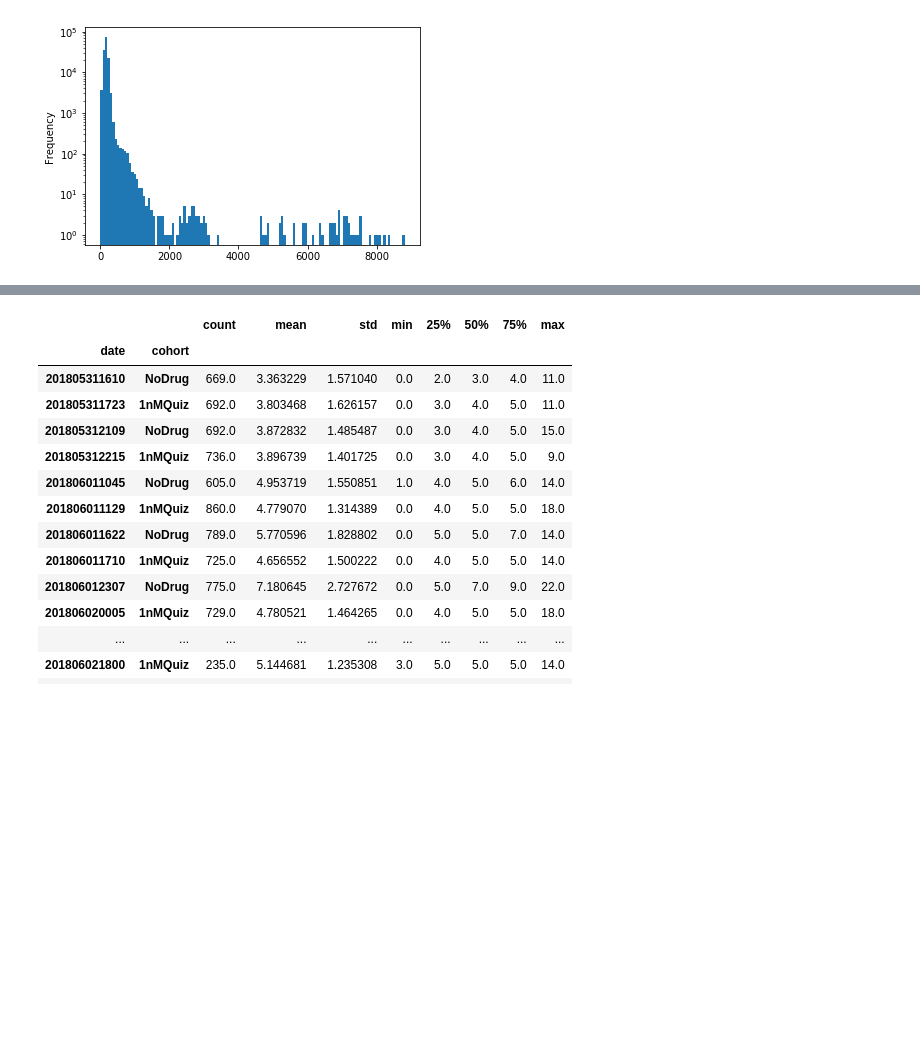
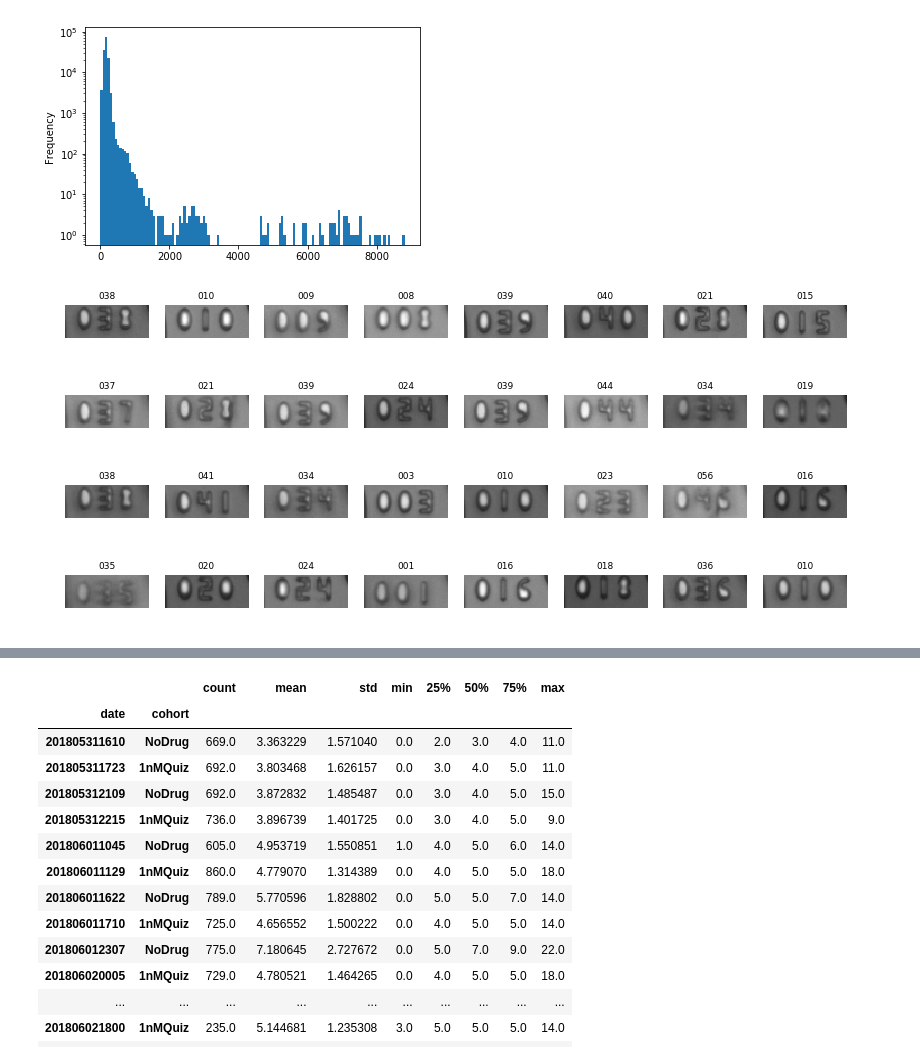
Before and after one commit to hammerlab/SmartCount, a Jupyter notebook: python/notebook/application/cell_quantification/cell_quantification.ipynb, the cells around one changed output, grey strips where cells are left out. Saved outputs shown, nothing was run; the diff lists cells and outputs as text; code cells hidden in the pictures; blank space fills up the shorter version.

```diff
--- a/python/notebook/application/cell_quantification/cell_quantification.ipynb
+++ b/python/notebook/application/cell_quantification/cell_quantification.ipynb
@@ -133,10 +133,12 @@ pd.Series(areas).plot(kind='hist', bins=128, log=True)
 # %%
 # View some sample apt/st classifications
 
-# from mrcnn import visualize as mrcnn_viz
-# n = 32
-# df_samp = df.sample(n)
-# mrcnn_viz.display_images(df_samp['st_num_image'], df_samp['st_num'], cols=8)
-# #mrcnn_viz.display_images(df_samp['apt_num_image'], df_samp['apt_num'], cols=8)
+from mrcnn import visualize as mrcnn_viz
+n = 32
+df_samp = df.sample(n)
+#mrcnn_viz.display_images(df_samp['st_num_image'], df_samp['st_num'], cols=8)
+mrcnn_viz.display_images(df_samp['apt_num_image'], df_samp['apt_num'], cols=8)
+# %% [output]
+[figure, added]
 # %%
 # path = osp.join(os.environ['CELLDOM_REPO_DIR'], 'python/notebook/processing/digits/result/st_num_example.png')
```
Also changed, not shown: parts of 2 cells of this notebook, 2 other files.
